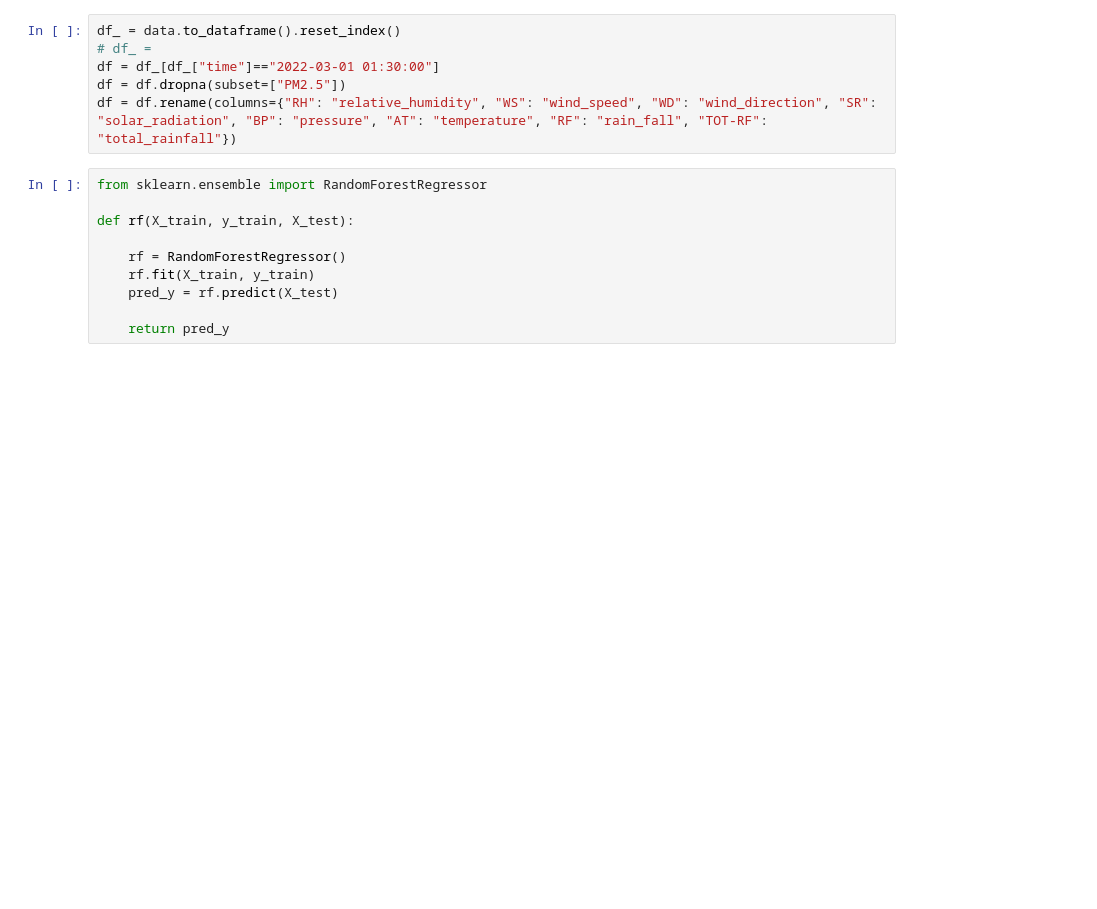
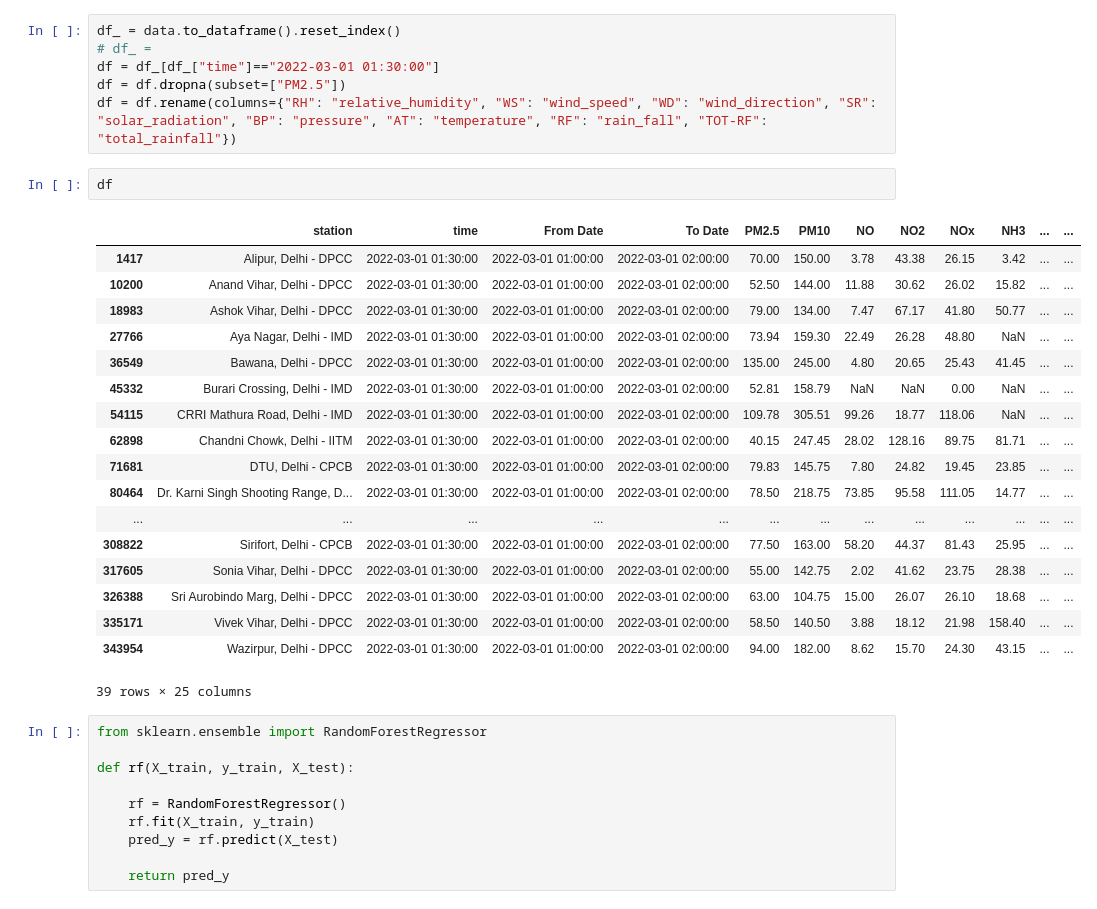
Before and after one commit to agarwal-mihir/Srip-Work-2023, a Jupyter notebook: AQ - Experiments/rf_heatmap.ipynb, the cells around one changed output. Saved outputs shown, nothing was run; the diff lists cells and outputs as text; blank space fills up the shorter version.

```diff
--- a/AQ - Experiments/rf_heatmap.ipynb
+++ b/AQ - Experiments/rf_heatmap.ipynb
@@ -35,6 +35,27 @@ df_ = data.to_dataframe().reset_index()
 df = df_[df_["time"]=="2022-03-01 01:30:00"]
 df = df.dropna(subset=["PM2.5"])
 df = df.rename(columns={"RH": "relative_humidity", "WS": "wind_speed", "WD": "wind_direction", "SR": "solar_radiation", "BP": "pressure", "AT": "temperature", "RF": "rain_fall", "TOT-RF": "total_rainfall"})
+# %%
+df
+# %% [output]
+|  | station | time | From Date | To Date | PM2.5 | PM10 | NO | NO2 | NOx | NH3 | ... | ... |
+| 1417 | Alipur, Delhi - DPCC | 2022-03-01 01:30:00 | 2022-03-01 01:00:00 | 2022-03-01 02:00:00 | 70.00 | 150.00 | 3.78 | 43.38 | 26.15 | 3.42 | ... | ... |
+| 10200 | Anand Vihar, Delhi - DPCC | 2022-03-01 01:30:00 | 2022-03-01 01:00:00 | 2022-03-01 02:00:00 | 52.50 | 144.00 | 11.88 | 30.62 | 26.02 | 15.82 | ... | ... |
+| 18983 | Ashok Vihar, Delhi - DPCC | 2022-03-01 01:30:00 | 2022-03-01 01:00:00 | 2022-03-01 02:00:00 | 79.00 | 134.00 | 7.47 | 67.17 | 41.80 | 50.77 | ... | ... |
+| 27766 | Aya Nagar, Delhi - IMD | 2022-03-01 01:30:00 | 2022-03-01 01:00:00 | 2022-03-01 02:00:00 | 73.94 | 159.30 | 22.49 | 26.28 | 48.80 | NaN | ... | ... |
+| 36549 | Bawana, Delhi - DPCC | 2022-03-01 01:30:00 | 2022-03-01 01:00:00 | 2022-03-01 02:00:00 | 135.00 | 245.00 | 4.80 | 20.65 | 25.43 | 41.45 | ... | ... |
+| 45332 | Burari Crossing, Delhi - IMD | 2022-03-01 01:30:00 | 2022-03-01 01:00:00 | 2022-03-01 02:00:00 | 52.81 | 158.79 | NaN | NaN | 0.00 | NaN | ... | ... |
+| 54115 | CRRI Mathura Road, Delhi - IMD | 2022-03-01 01:30:00 | 2022-03-01 01:00:00 | 2022-03-01 02:00:00 | 109.78 | 305.51 | 99.26 | 18.77 | 118.06 | NaN | ... | ... |
+| 62898 | Chandni Chowk, Delhi - IITM | 2022-03-01 01:30:00 | 2022-03-01 01:00:00 | 2022-03-01 02:00:00 | 40.15 | 247.45 | 28.02 | 128.16 | 89.75 | 81.71 | ... | ... |
+| 71681 | DTU, Delhi - CPCB | 2022-03-01 01:30:00 | 2022-03-01 01:00:00 | 2022-03-01 02:00:00 | 79.83 | 145.75 | 7.80 | 24.82 | 19.45 | 23.85 | ... | ... |
+| 80464 | Dr. Karni Singh Shooting Range, D... | 2022-03-01 01:30:00 | 2022-03-01 01:00:00 | 2022-03-01 02:00:00 | 78.50 | 218.75 | 73.85 | 95.58 | 111.05 | 14.77 | ... | ... |
+| ... | ... | ... | ... | ... | ... | ... | ... | ... | ... | ... | ... | ... |
+| 308822 | Sirifort, Delhi - CPCB | 2022-03-01 01:30:00 | 2022-03-01 01:00:00 | 2022-03-01 02:00:00 | 77.50 | 163.00 | 58.20 | 44.37 | 81.43 | 25.95 | ... | ... |
+| 317605 | Sonia Vihar, Delhi - DPCC | 2022-03-01 01:30:00 | 2022-03-01 01:00:00 | 2022-03-01 02:00:00 | 55.00 | 142.75 | 2.02 | 41.62 | 23.75 | 28.38 | ... | ... |
+| 326388 | Sri Aurobindo Marg, Delhi - DPCC | 2022-03-01 01:30:00 | 2022-03-01 01:00:00 | 2022-03-01 02:00:00 | 63.00 | 104.75 | 15.00 | 26.07 | 26.10 | 18.68 | ... | ... |
+| 335171 | Vivek Vihar, Delhi - DPCC | 2022-03-01 01:30:00 | 2022-03-01 01:00:00 | 2022-03-01 02:00:00 | 58.50 | 140.50 | 3.88 | 18.12 | 21.98 | 158.40 | ... | ... |
+| 343954 | Wazirpur, Delhi - DPCC | 2022-03-01 01:30:00 | 2022-03-01 01:00:00 | 2022-03-01 02:00:00 | 94.00 | 182.00 | 8.62 | 15.70 | 24.30 | 43.15 | ... | ... |
+39 rows × 25 columns
 # %%
 from sklearn.ensemble import RandomForestRegressor
 
```
Also changed, not shown: parts of 1 cell of this notebook, 1 other file.
